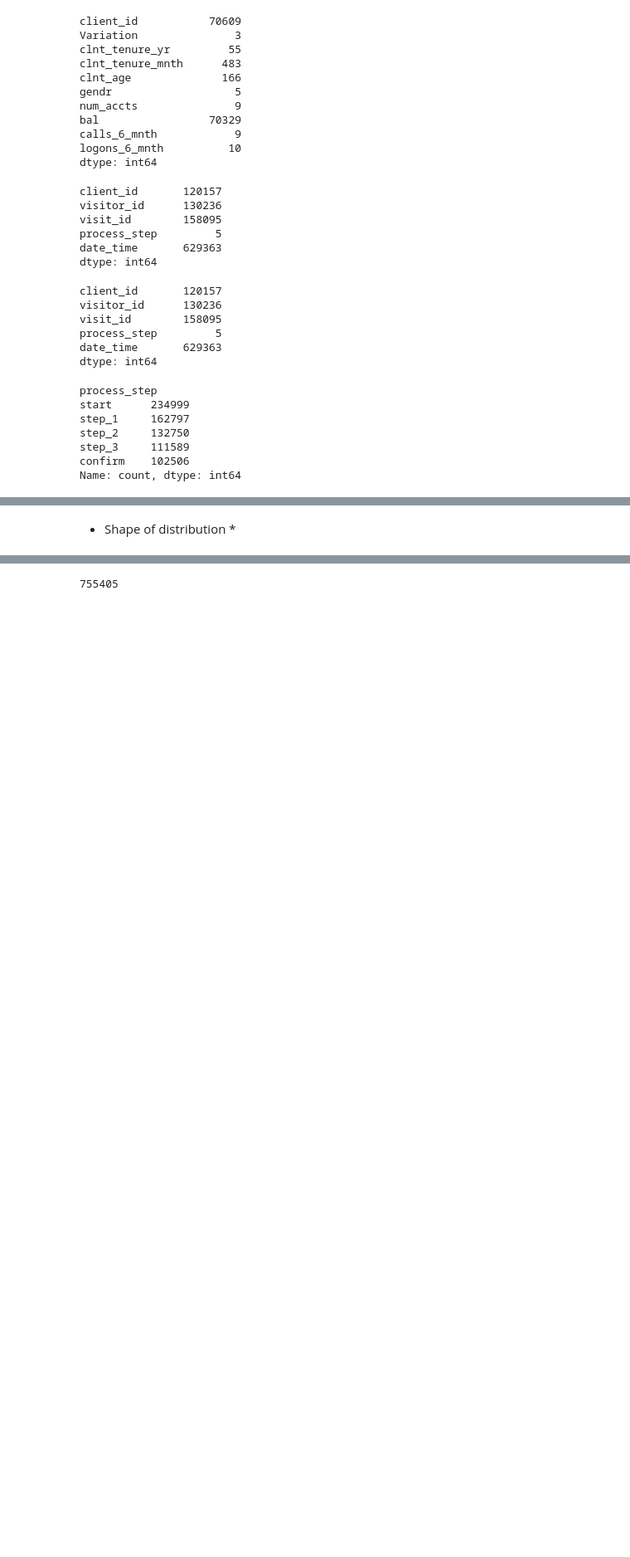
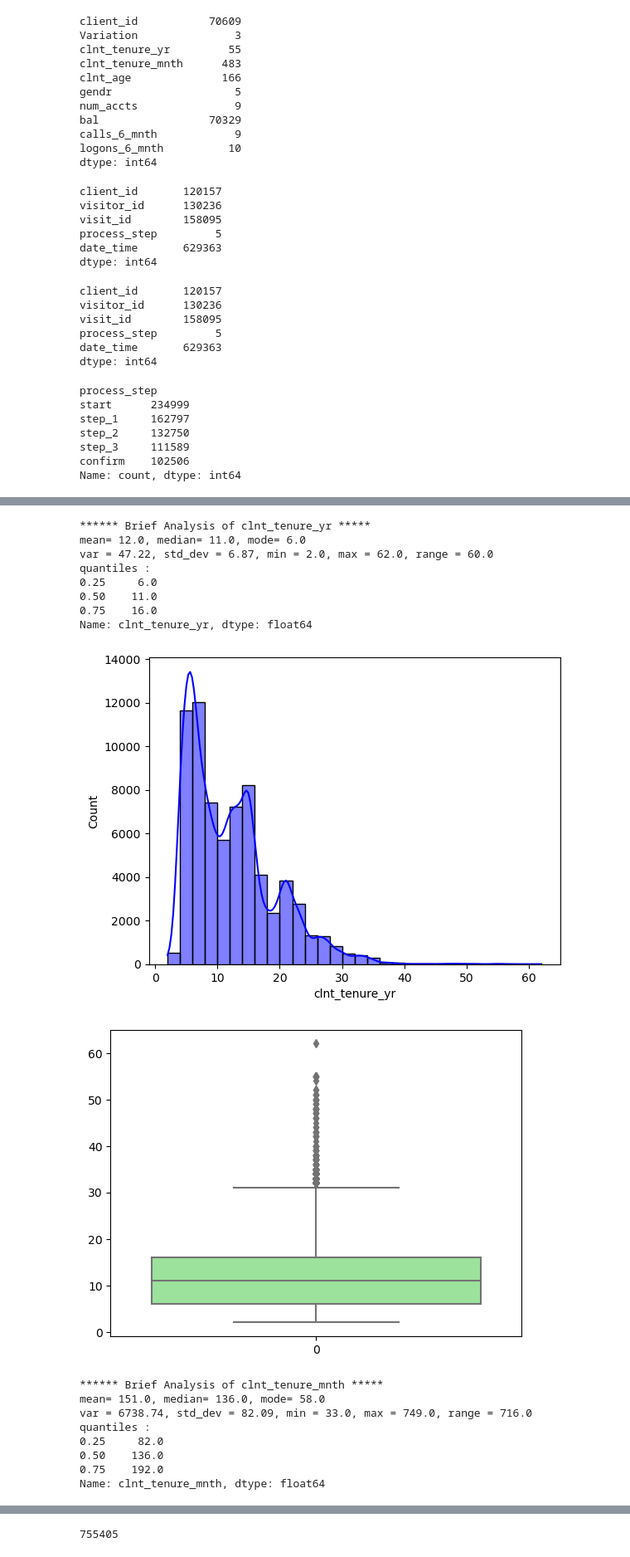
Before and after one commit to javierpeyriere/vanguard-ab-test, a Jupyter notebook: notebooks/vanguard-ab-test-work.ipynb, the cells around one changed output, grey strips where cells are left out. Shown at 83% size. Cells and saved outputs as stored; diff of their text form; code cells hidden in the pictures; blank space fills up the shorter version.

Commit message:
With the functions working 190324

```diff
--- a/notebooks/vanguard-ab-test-work.ipynb
+++ b/notebooks/vanguard-ab-test-work.ipynb
@@ -239,2 +302,47 @@ Name: count, dtype: int64
-# %% [markdown]
-* Shape of distribution *
+# %%
+def num_stats(df, column):
+    """Function to generate the statistical data for numerical columns à la describe with mode in addition"""
+    print(f'****** Brief Analysis of {column} *****')
+
+    mean_col = df[column].mean().round()
+    median_col = df[column].median()
+    mode_col = df[column].mode()[0]
+    variance_col = round(df[column].var(),2)
+    std_dev_col = round(df[column].std(),2)
+    min_col = df[column].min()
+    max_col = df[column].max()
+    range_col = max_col - min_col
+    quantiles_col = df[column].quantile([0.25, 0.5, 0.75])
+
+    print(f'mean= {mean_col}, median= {median_col}, mode= {mode_col}')
+    print(f'var = {variance_col}, std_dev = {std_dev_col}, min = {min_col}, max = {max_col}, range = {range_col}')
+    print(f'quantiles : \n{quantiles_col}')
+
+    # Plotting a histogram for the column of the 'data' dataframe
+    # 'bins=30' divides the data into 30 bins for more detailed granularity
+    sns.histplot(df[column], kde=True, bins=30, color="blue")
+    plt.show()  # to show the plot as it goes!
+    sns.boxplot(data = df[column], color="lightgreen")
+    plt.show()  # to show the plot as it goes!
+# %%
+for col in numerical_df1:
+    num_stats(df1, col)
+# %% [output]
+****** Brief Analysis of clnt_tenure_yr *****
+mean= 12.0, median= 11.0, mode= 6.0
+var = 47.22, std_dev = 6.87, min = 2.0, max = 62.0, range = 60.0
+quantiles :
+0.25     6.0
+0.50    11.0
+0.75    16.0
+Name: clnt_tenure_yr, dtype: float64
+[figure, added]
+[figure, added]
+****** Brief Analysis of clnt_tenure_mnth *****
+mean= 151.0, median= 136.0, mode= 58.0
+var = 6738.74, std_dev = 82.09, min = 33.0, max = 749.0, range = 716.0
+quantiles :
+0.25     82.0
+0.50    136.0
+0.75    192.0
+Name: clnt_tenure_mnth, dtype: float64
```
Also changed, not shown: parts of 27 cells of this notebook.
